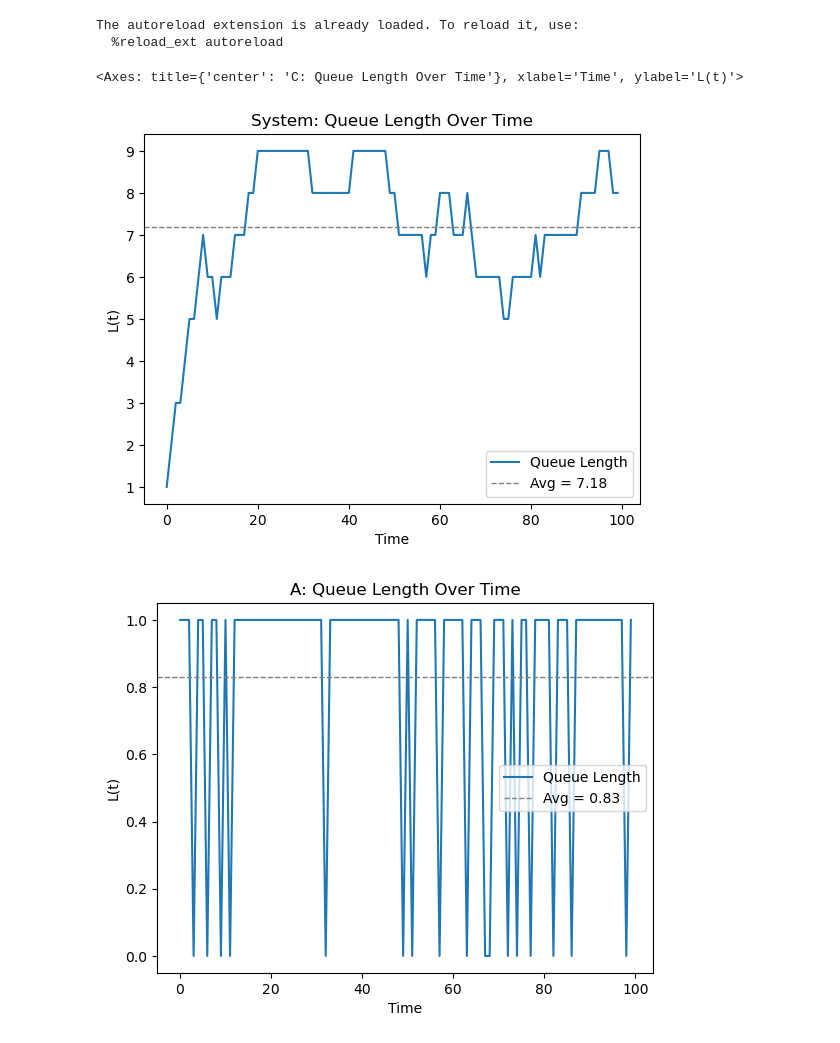
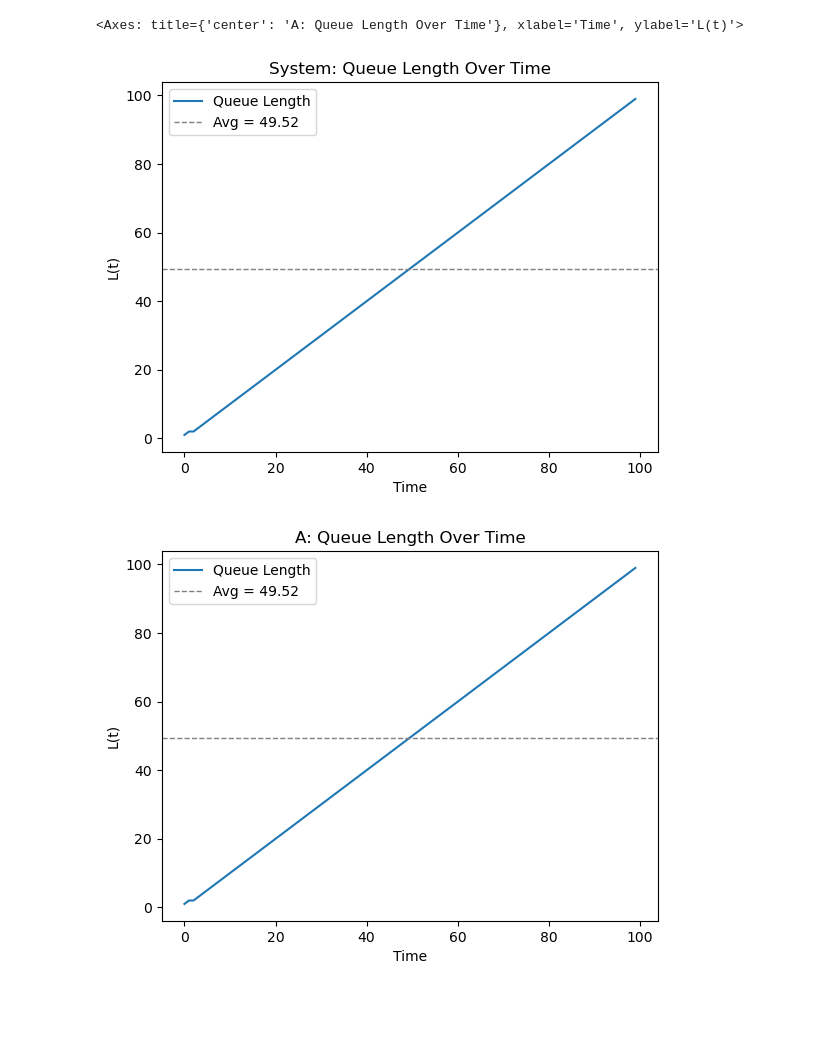
Before and after one commit to krishnaku/pypcalc, a Jupyter notebook: graphviz-example.ipynb, the cells around one changed output. Drawn from its saved outputs; the diff is of its cells as text; code cells hidden in the pictures; blank space fills up the shorter version.

Commit message:
Fix concurrency handling bug.

```diff
--- a/graphviz-example.ipynb
+++ b/graphviz-example.ipynb
@@ -2,7 +2,7 @@
 %load_ext autoreload
 %autoreload 2
 # %%
-%load_ext autoreload
+
 %autoreload 2
 import networkx as nx
 import importlib
@@ -15,26 +15,15 @@ importlib.reload(queuing_network_simulator)
 
 
 G = nx.DiGraph()
-G.add_node("A", delay=1)
-G.add_node("B", delay=5, concurrency=1)
-G.add_node("C", delay=3)
-
-G.add_edge("A", "B", prob=1.0)
-G.add_edge("B", "C", prob=1.0)
-G.add_edge("B", "A", prob=0.0)  # rework loop
+G.add_node("A", delay=2, concurrency=1)
-# %% [output]
-The autoreload extension is already loaded. To reload it, use:
-  %reload_ext autoreload
 # %%
 from queuing_network_simulator import run_simulation
 
-result = run_simulation(G, start_node="A",  T=100, arrival_rate=0.8)
+result = run_simulation(G, start_node="A",  T=100, arrival_rate=1)
 
 result.get_system_signal_history().queue_length.plot()
 result.get_signal_history("A").queue_length.plot()
-result.get_signal_history("B").queue_length.plot()
-result.get_signal_history("C").queue_length.plot()
 # %% [output]
-<Axes: title={'center': 'C: Queue Length Over Time'}, xlabel='Time', ylabel='L(t)'>
+<Axes: title={'center': 'A: Queue Length Over Time'}, xlabel='Time', ylabel='L(t)'>
-[figure, old version]
+[figure, new version]
-[figure, old version]
+[figure, new version]
```
Also changed, not shown: parts of 1 cell of this notebook, 1 other file.
